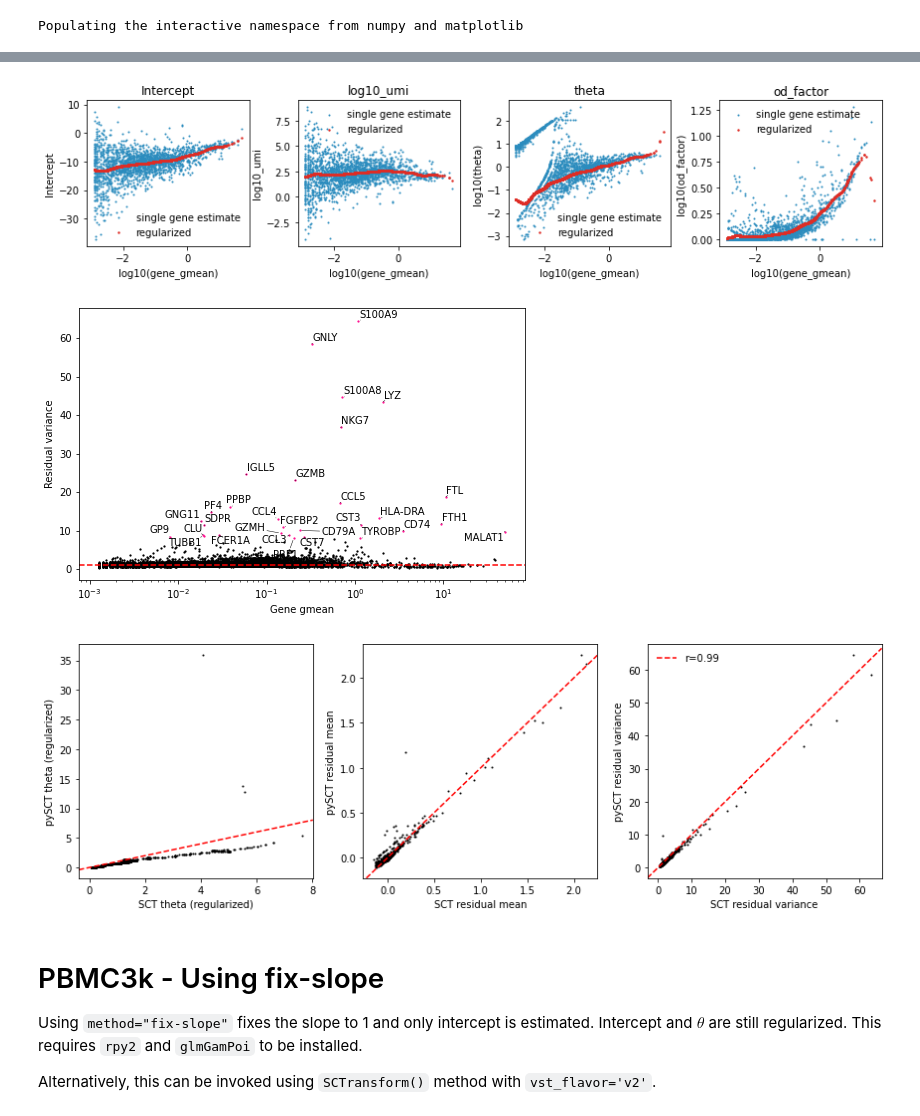
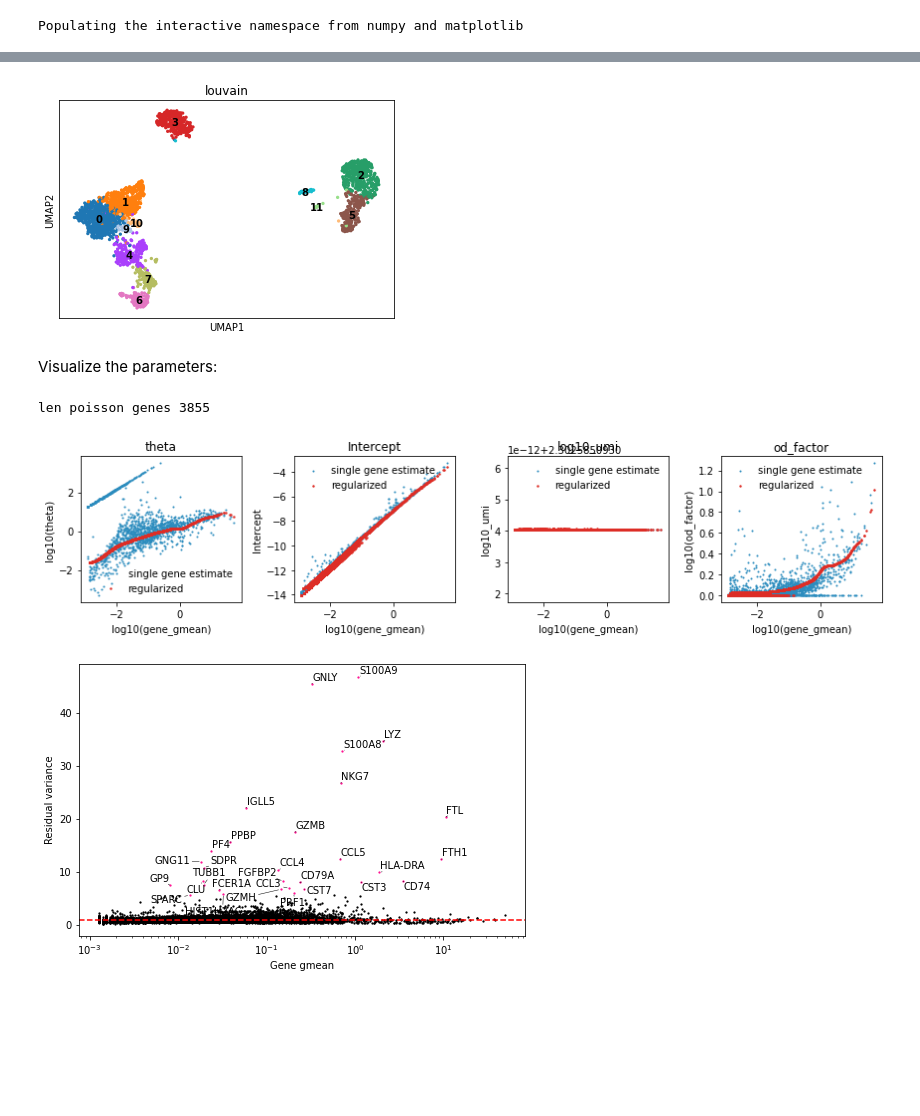
Before and after one commit to saketkc/pySCTransform, a Jupyter notebook: notebooks/demo.ipynb, the cells around one changed output, grey strips where cells are left out. Cells and saved outputs as stored; diff of their text form; code cells hidden in the pictures; blank space fills up the shorter version.

```diff
--- a/notebooks/demo.ipynb
+++ b/notebooks/demo.ipynb
@@ -88,29 +152,33 @@ compare_with_sct(
+# %%
+pbmc3k = sc.read_h5ad("./pysct_test_data/pbmc3k.h5ad")
+
+# Get pearson residuals for 3K highly variable genes
+residuals = SCTransform(pbmc3k, vst_flavor="v2")
+pbmc3k.obsm["pearson_residuals"] = residuals
+
+# Peform PCA on pearson residuals
+pbmc3k.obsm["X_pca"] = sc.pp.pca(pbmc3k.obsm["pearson_residuals"])
+
+# Clustering and visualization
+sc.pp.neighbors(pbmc3k, use_rep="X_pca")
+sc.tl.umap(pbmc3k, min_dist=0.3)
+sc.tl.louvain(pbmc3k)
+sc.pl.umap(pbmc3k, color=["louvain"], legend_loc="on data", show=True)
+# %% [output]
+[figure, added]
+# %% [markdown]
+Visualize the parameters:
 # %%
-### Input is gene x cell
 vst_out_3k = vst(
     pbmc3k.X.T,
     gene_names=pbmc3k.var_names.tolist(),
     cell_names=pbmc3k.obs_names.tolist(),
-    method="theta_ml",
-    n_cells=5000,
-    n_genes=2000,
+    method="fix-slope",
+    exclude_poisson=True
 )
-
 _ = plot_fit(vst_out_3k)
 _ = plot_residual_var(vst_out_3k)
-_ = compare_with_sct(
-    vst_out_3k,
-    sct_modelparsfit_file="./pysct_test_data/pbmc3k/pbmc3k_thetaml_model_pars_fit.csv",
-    sct_geneattr_file="./pysct_test_data/pbmc3k/pbmc3k_thetaml_gene_attr.csv",
-)
 # %% [output]
+len poisson genes 3855
-[figure, old version]
+[figure, new version]
-[figure, old version]
+[figure, new version]
-[figure, removed]
-# %% [markdown]
-# PBMC3k - Using fix-slope
-
-Using `method="fix-slope"` fixes the slope to 1 and only intercept is estimated. Intercept and $\theta$ are still regularized.
-This requires `rpy2` and `glmGamPoi` to be installed.
-
-Alternatively, this can be invoked using `SCTransform()` method with `vst_flavor='v2'`.
```
Also changed, not shown: parts of 29 cells of this notebook, 3 other files.
